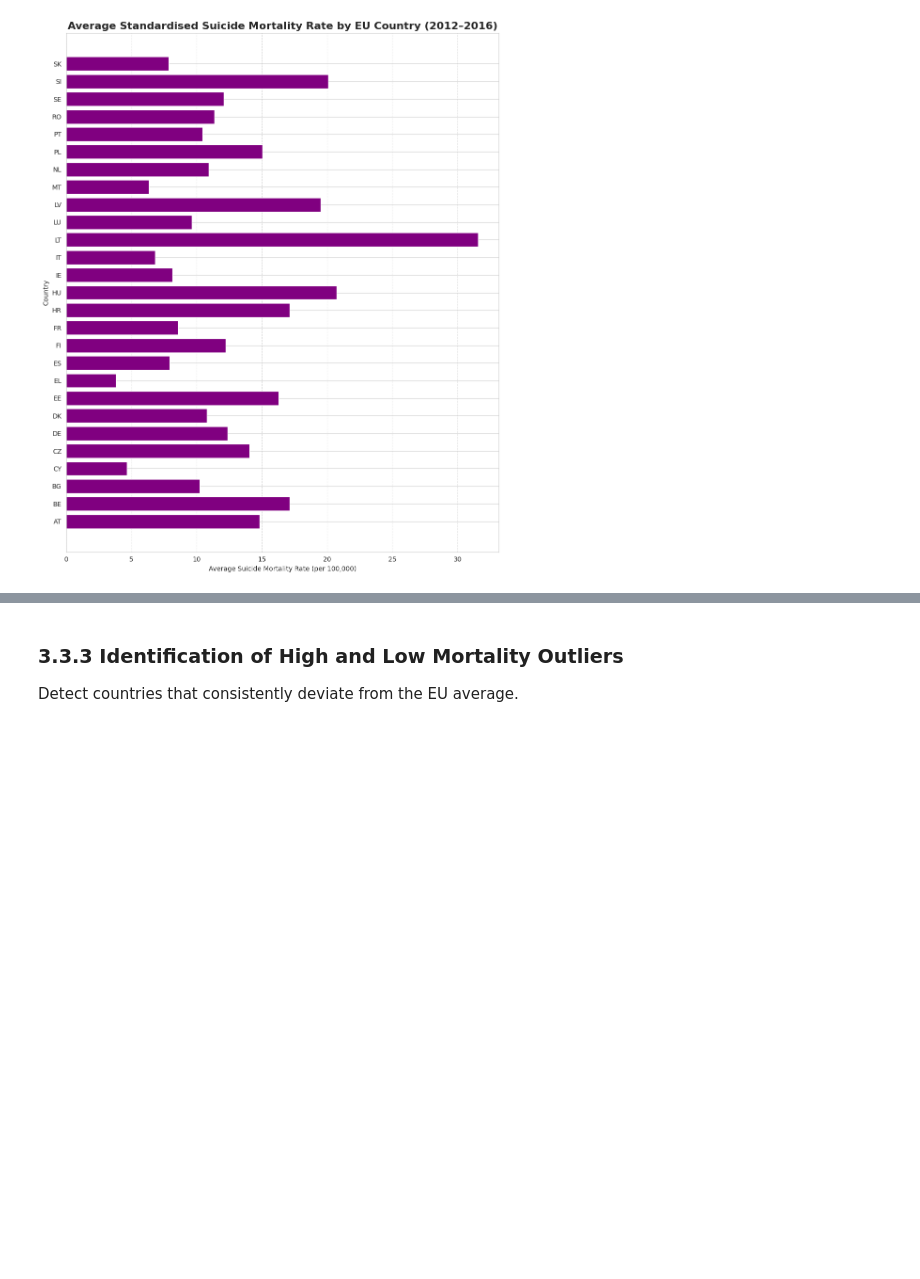
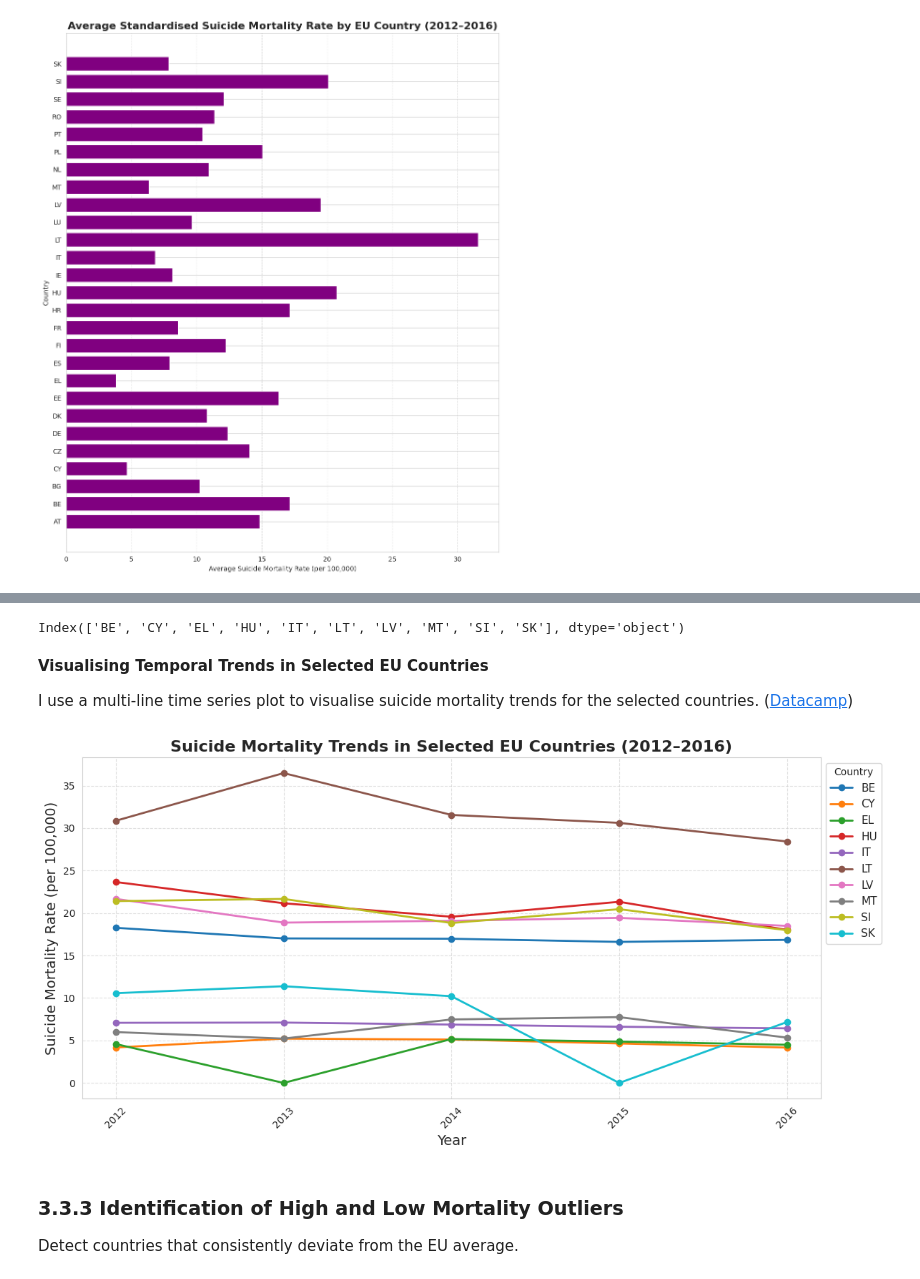
Before and after one commit to NibnabCodes/pfda_project, a Jupyter notebook: analysis.ipynb, the cells around one changed output, grey strips where cells are left out. Drawn from its saved outputs; the diff is of its cells as text; code cells hidden in the pictures; blank space fills up the shorter version.

Commit message:
created multi-line time series plot  to analyse temporal trends across selected EU countries

```diff
--- a/analysis.ipynb
+++ b/analysis.ipynb
@@ -1794,0 +1807,4 @@ Which countries appear to have rising, falling, or stable trends based on visual
+# %%
+country_avg_mortality_sorted = country_avg_mortality.sort_values(ascending=False)
+
+country_avg_mortality_sorted
@@ -1795,3 +1829,45 @@ Which countries appear to have rising, falling, or stable trends based on visual
+# %%
+lowest_countries = country_avg_mortality_sorted.head(5).index
+highest_countries = country_avg_mortality_sorted.tail(5).index
+
+selected_countries = lowest_countries.union(highest_countries)
+
+selected_countries
+# %% [output]
+Index(['BE', 'CY', 'EL', 'HU', 'IT', 'LT', 'LV', 'MT', 'SI', 'SK'], dtype='object')
+# %% [markdown]
+**Visualising Temporal Trends in Selected EU Countries**
+
+I use a multi-line time series plot to visualise suicide mortality trends for the selected countries. ([Datacamp](https://www.datacamp.com/tutorial/matplotlib-time-series-line-plot))
+# %%
+plt.figure(figsize=(12, 6))
+
+for country in selected_countries:
+    plt.plot(
+        eu_mortality.index,
+        eu_mortality[country],
+        marker="o",
+        linewidth=2,
+        label=country
+    )
+
+plt.title(
+    "Suicide Mortality Trends in Selected EU Countries (2012–2016)",
+    fontsize=16,
+    weight="bold"
+)
+plt.xlabel("Year", fontsize=14)
+plt.ylabel("Suicide Mortality Rate (per 100,000)", fontsize=14)
+plt.xticks(eu_mortality.index, rotation=45)
+plt.grid(True, linestyle="--", alpha=0.6)
+plt.legend(title="Country",
+           fontsize=11,
+           loc="upper left",
+           bbox_to_anchor=(1, 1)
+    )
+plt.tight_layout()
+# %% [output]
+[figure, added]
 # %% [markdown]
 ### **3.3.3 Identification of High and Low Mortality Outliers**
 
```
Also changed, not shown: parts of 8 cells of this notebook.
